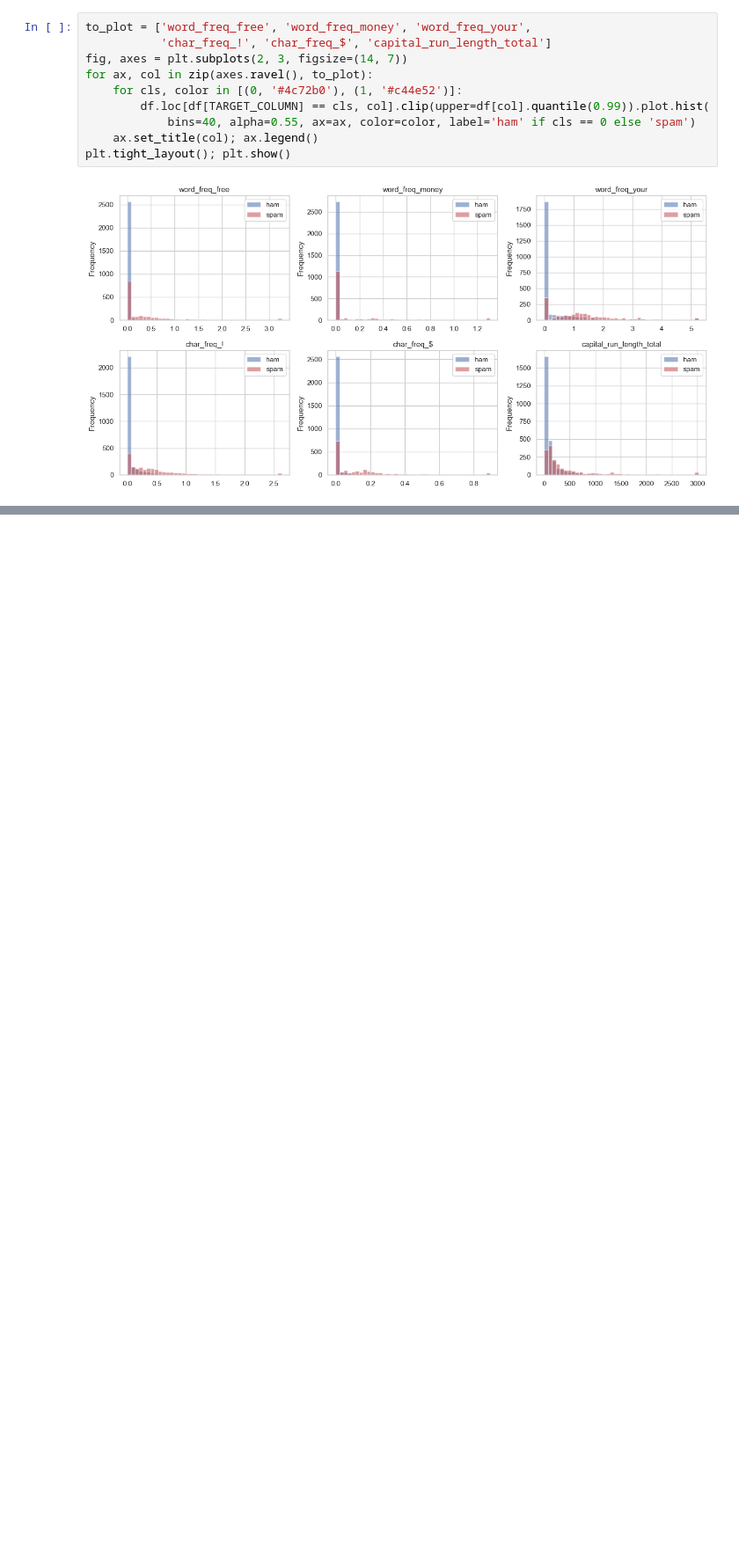
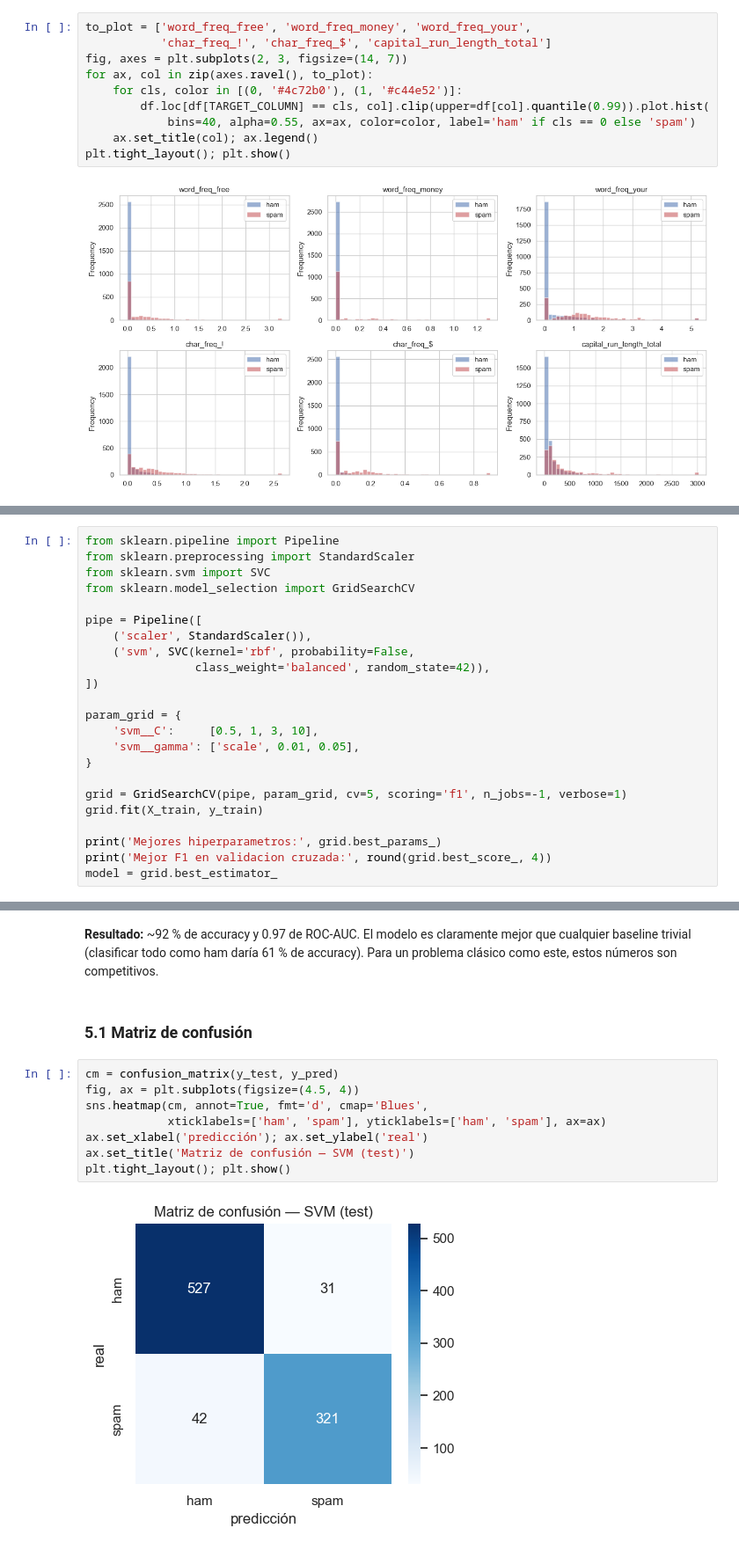
Before and after one commit to JuanFelipe017/machine-learning-proyecto, a Jupyter notebook: notebooks/01_training.ipynb, the cells around one changed output, grey strips where cells are left out. Shown at 88% size. Drawn from its saved outputs; the diff is of its cells as text; blank space fills up the shorter version.

```diff
--- a/notebooks/01_training.ipynb
+++ b/notebooks/01_training.ipynb
@@ -292,0 +301,23 @@ HAM  ejemplo -> {'label': 0, 'label_name': 'ham', 'decision_score': -0.856128079
+# %%
+from sklearn.pipeline import Pipeline
+from sklearn.preprocessing import StandardScaler
+from sklearn.svm import SVC
+from sklearn.model_selection import GridSearchCV
+
+pipe = Pipeline([
+    ('scaler', StandardScaler()),
+    ('svm', SVC(kernel='rbf', probability=False,
+                class_weight='balanced', random_state=42)),
+])
+
+param_grid = {
+    'svm__C':     [0.5, 1, 3, 10],
+    'svm__gamma': ['scale', 0.01, 0.05],
+}
+
+grid = GridSearchCV(pipe, param_grid, cv=5, scoring='f1', n_jobs=-1, verbose=1)
+grid.fit(X_train, y_train)
+
+print('Mejores hiperparametros:', grid.best_params_)
+print('Mejor F1 en validacion cruzada:', round(grid.best_score_, 4))
+model = grid.best_estimator_
@@ -292,0 +375,16 @@ HAM  ejemplo -> {'label': 0, 'label_name': 'ham', 'decision_score': -0.856128079
+# %% [markdown]
+**Resultado:** ~92 % de accuracy y 0.97 de ROC-AUC. El modelo es claramente
+mejor que cualquier baseline trivial (clasificar todo como ham daría 61 % de
+accuracy). Para un problema clásico como este, estos números son competitivos.
+# %% [markdown]
+### 5.1 Matriz de confusión
+# %%
+cm = confusion_matrix(y_test, y_pred)
+fig, ax = plt.subplots(figsize=(4.5, 4))
+sns.heatmap(cm, annot=True, fmt='d', cmap='Blues',
+            xticklabels=['ham', 'spam'], yticklabels=['ham', 'spam'], ax=ax)
+ax.set_xlabel('predicción'); ax.set_ylabel('real')
+ax.set_title('Matriz de confusión — SVM (test)')
+plt.tight_layout(); plt.show()
+# %% [output]
+[figure, added]
```
Also changed, not shown: parts of 57 cells of this notebook, 2 other files.
